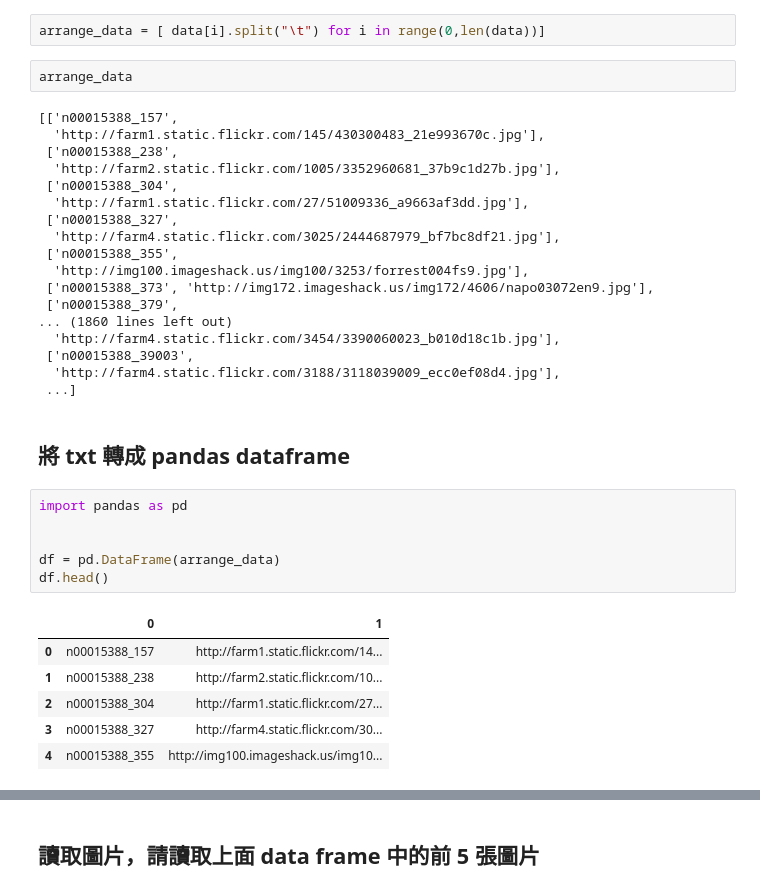
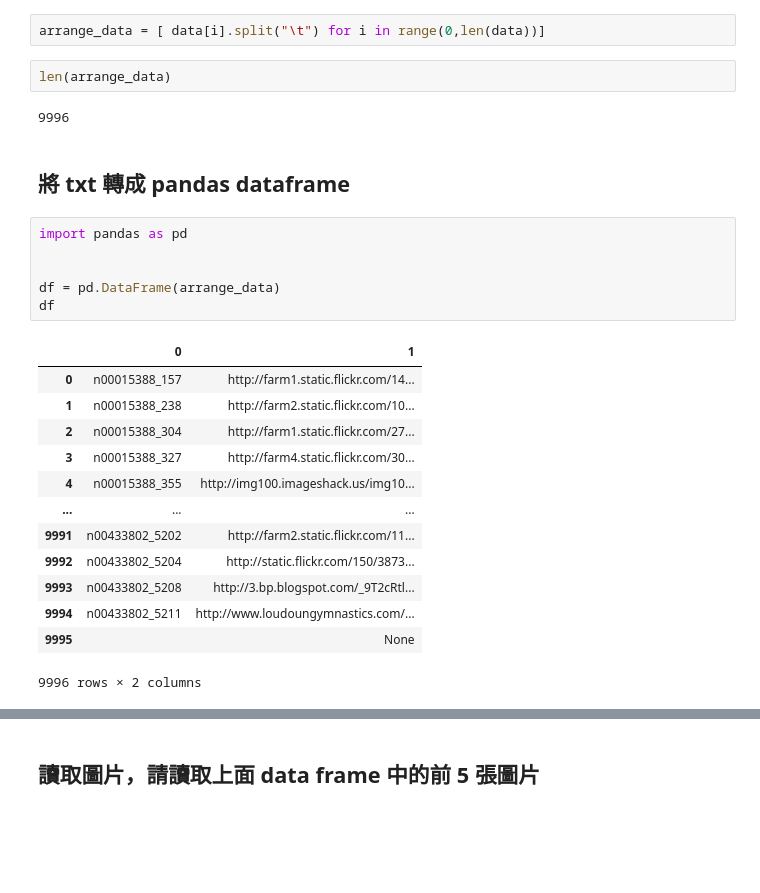
Before and after one commit to dj94xk41234/ML100Days, a Jupyter notebook: homework/Day_005-2_HW.ipynb, the cells around one changed output, grey strips where cells are left out. Drawn from its saved outputs; the diff is of its cells as text; blank space fills up the shorter version.

```diff
--- a/homework/Day_005-2_HW.ipynb
+++ b/homework/Day_005-2_HW.ipynb
@@ -40,37 +41,28 @@ AttributeError: 'list' object has no attribute 'split'
 # %%
 arrange_data = [ data[i].split("\t") for i in range(0,len(data))]
-# %%
-arrange_data
-# %% [output]
-[['n00015388_157',
-  'http://farm1.static.flickr.com/145/430300483_21e993670c.jpg'],
- ['n00015388_238',
-  'http://farm2.static.flickr.com/1005/3352960681_37b9c1d27b.jpg'],
- ['n00015388_304',
-  'http://farm1.static.flickr.com/27/51009336_a9663af3dd.jpg'],
- ['n00015388_327',
-  'http://farm4.static.flickr.com/3025/2444687979_bf7bc8df21.jpg'],
- ['n00015388_355',
-  'http://img100.imageshack.us/img100/3253/forrest004fs9.jpg'],
- ['n00015388_373', 'http://img172.imageshack.us/img172/4606/napo03072en9.jpg'],
- ['n00015388_379',
-... (1860 lines left out)
-  'http://farm4.static.flickr.com/3454/3390060023_b010d18c1b.jpg'],
- ['n00015388_39003',
-  'http://farm4.static.flickr.com/3188/3118039009_ecc0ef08d4.jpg'],
- ...]
+# %%
+len(arrange_data)
+# %% [output]
+9996
 # %% [markdown]
 ## 將 txt 轉成 pandas dataframe
 # %%
 import pandas as pd
 
 
 df = pd.DataFrame(arrange_data)
-df.head()
+df
 # %% [output]
 |  | 0 | 1 |
 | 0 | n00015388_157 | http://farm1.static.flickr.com/14... |
 | 1 | n00015388_238 | http://farm2.static.flickr.com/10... |
 | 2 | n00015388_304 | http://farm1.static.flickr.com/27... |
 | 3 | n00015388_327 | http://farm4.static.flickr.com/30... |
 | 4 | n00015388_355 | http://img100.imageshack.us/img10... |
+| ... | ... | ... |
+| 9991 | n00433802_5202 | http://farm2.static.flickr.com/11... |
+| 9992 | n00433802_5204 | http://static.flickr.com/150/3873... |
+| 9993 | n00433802_5208 | http://3.bp.blogspot.com/_9T2cRtl... |
+| 9994 | n00433802_5211 | http://www.loudoungymnastics.com/... |
+| 9995 |  | None |
+9996 rows × 2 columns
```
Also changed, not shown: parts of 6 cells of this notebook.
